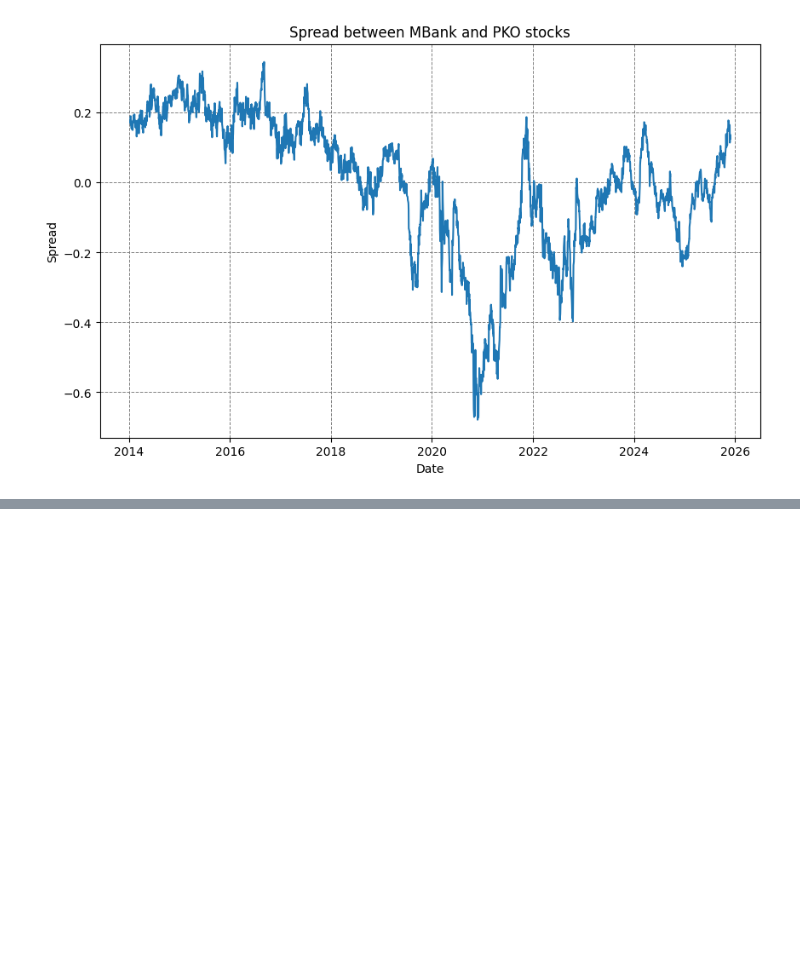
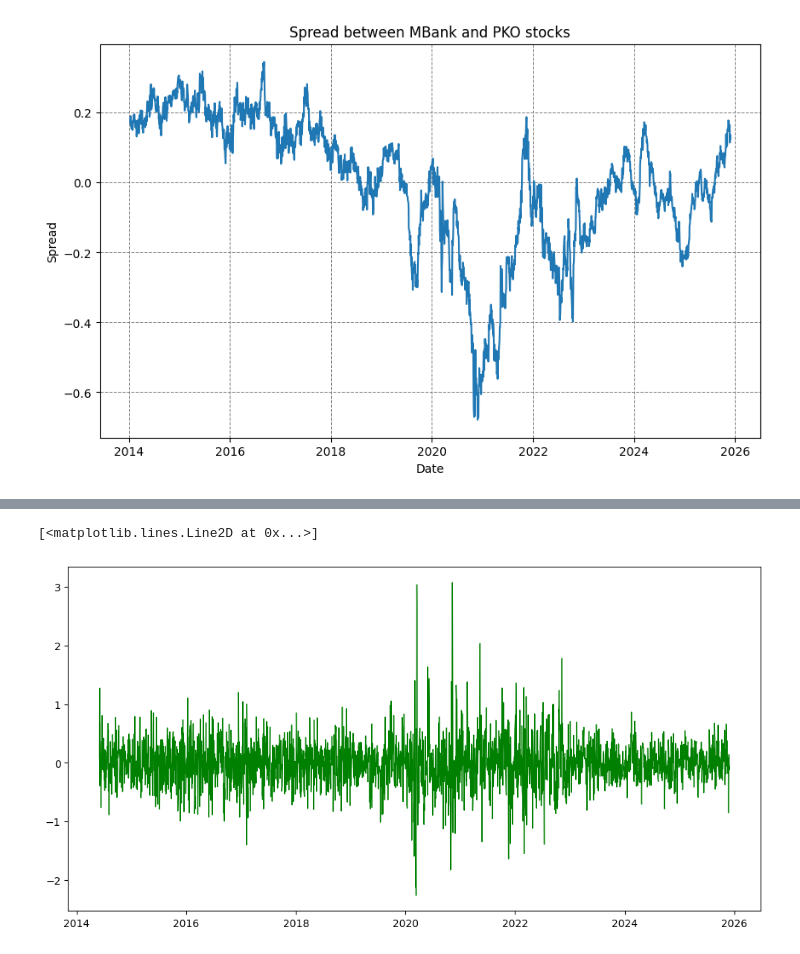
Before and after one commit to matkan11/statistical-arbitrage, a Jupyter notebook: stock_data.ipynb, the cells around one changed output, grey strips where cells are left out. Drawn from its saved outputs; the diff is of its cells as text; code cells hidden in the pictures; blank space fills up the shorter version.

```diff
--- a/stock_data.ipynb
+++ b/stock_data.ipynb
@@ -167,0 +313,25 @@ plt.grid(which = 'major', linestyle='--', color='gray', linewidth=0.7)
+# %%
+#Spread has big line so im going to fix it by removing burn-in period
+burn_in = 100
+
+spread_clean = spread_kalman[burn_in:]
+obs_var_clean = obs_variance[burn_in:]
+dates_clean = df.index[burn_in:]
+
+z_score = spread_clean / np.sqrt(obs_var_clean)
+
+#Fixing length mismatch
+len_dates = len(df.index[burn_in:])
+len_score = len(z_score)
+
+min_len = min(len_dates, len_score)
+final_dates = df.index[burn_in:][-min_len:]
+final_z_score = z_score[-min_len:]
+
+
+#Plot
+plt.figure(figsize=(12, 6))
+plt.plot(final_dates, final_z_score, label='Kalman Z-Score', color='green', linewidth=1)
+# %% [output]
+[<matplotlib.lines.Line2D at 0x...>]
+[figure, added]
```
Also changed, not shown: parts of 6 cells of this notebook.
